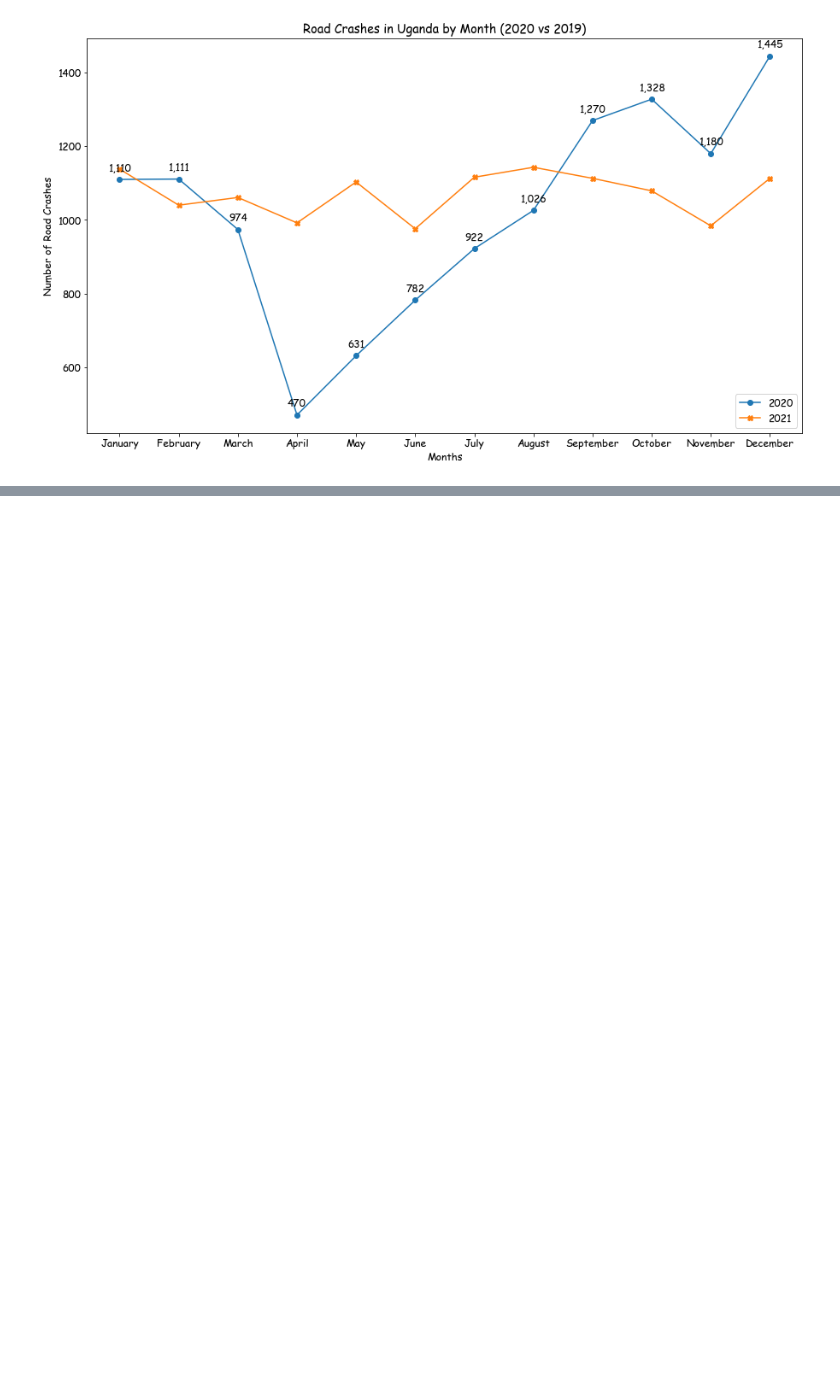
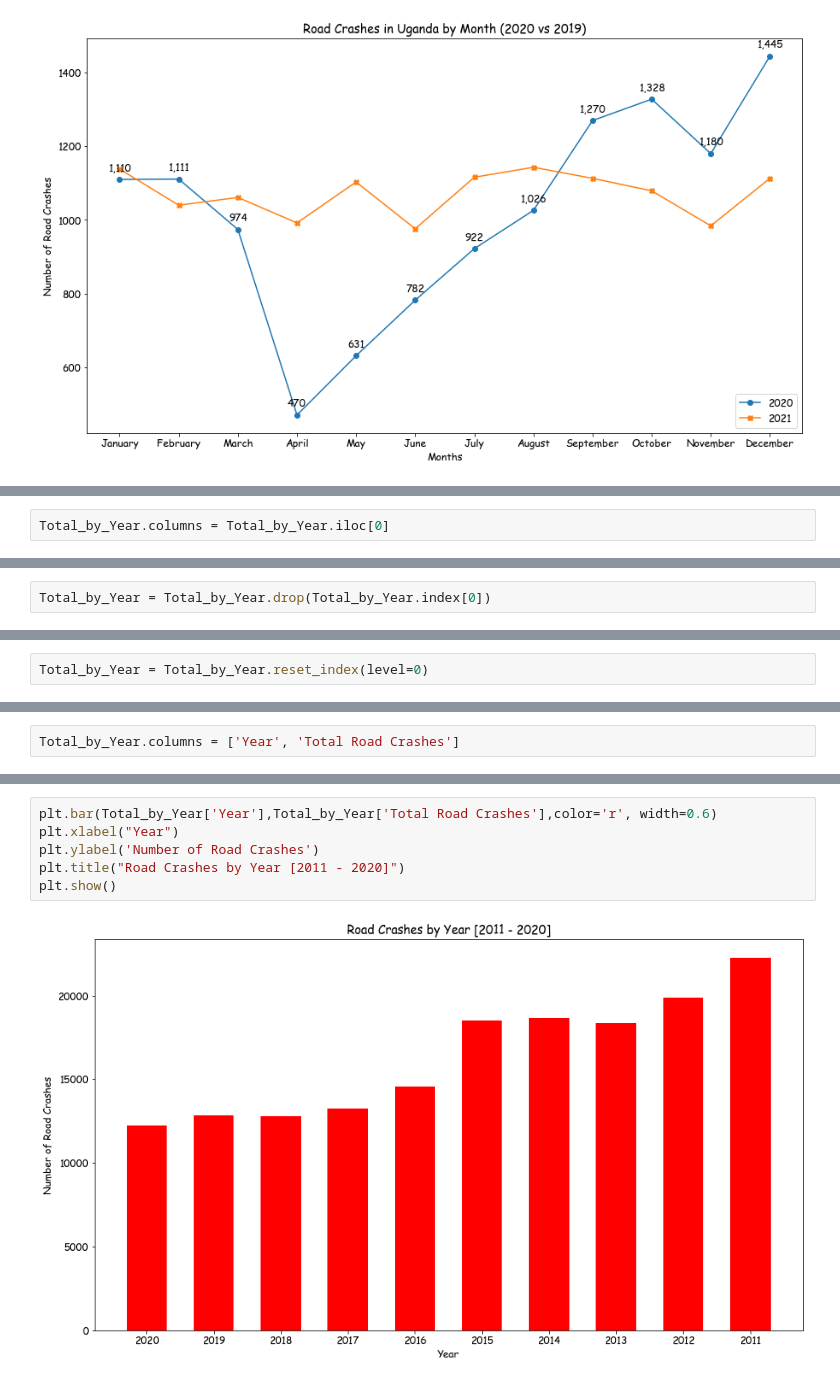
Before and after one commit to tmusimbi/Road-Traffic-Crashes-In-Uganda-2011---2020, a Jupyter notebook: Road_Crash_Data_UG.ipynb, the cells around one changed output, grey strips where cells are left out. Saved outputs shown, nothing was run; the diff lists cells and outputs as text; blank space fills up the shorter version.

```diff
--- a/Road_Crash_Data_UG.ipynb
+++ b/Road_Crash_Data_UG.ipynb
@@ -193,0 +236,2 @@ plt.show()
+# %%
+Total_by_Year.columns = Total_by_Year.iloc[0]
@@ -193,0 +253,2 @@ plt.show()
+# %%
+Total_by_Year = Total_by_Year.drop(Total_by_Year.index[0])
@@ -193,0 +269,2 @@ plt.show()
+# %%
+Total_by_Year = Total_by_Year.reset_index(level=0)
@@ -193,0 +285,2 @@ plt.show()
+# %%
+Total_by_Year.columns = ['Year', 'Total Road Crashes']
@@ -193,0 +301,8 @@ plt.show()
+# %%
+plt.bar(Total_by_Year['Year'],Total_by_Year['Total Road Crashes'],color='r', width=0.6)
+plt.xlabel("Year")
+plt.ylabel('Number of Road Crashes')
+plt.title("Road Crashes by Year [2011 - 2020]")
+plt.show()
+# %% [output]
+[figure, added]
```
Also changed, not shown: parts of 12 cells of this notebook.
